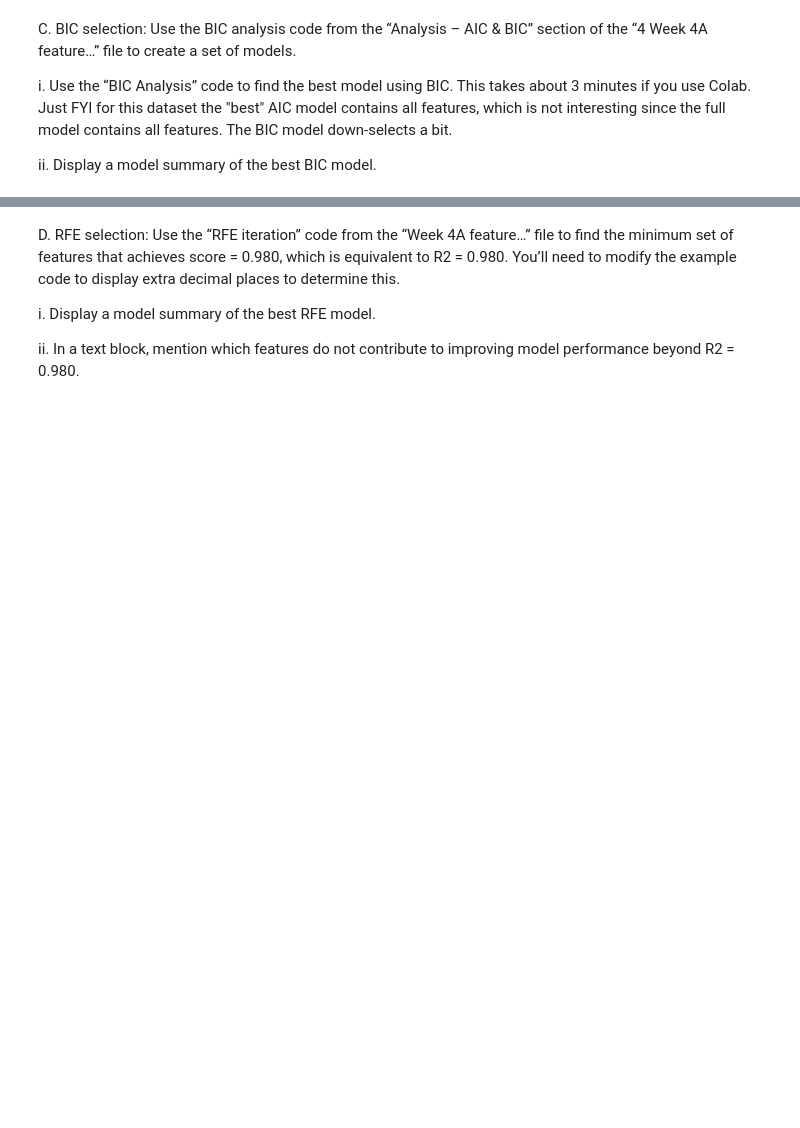
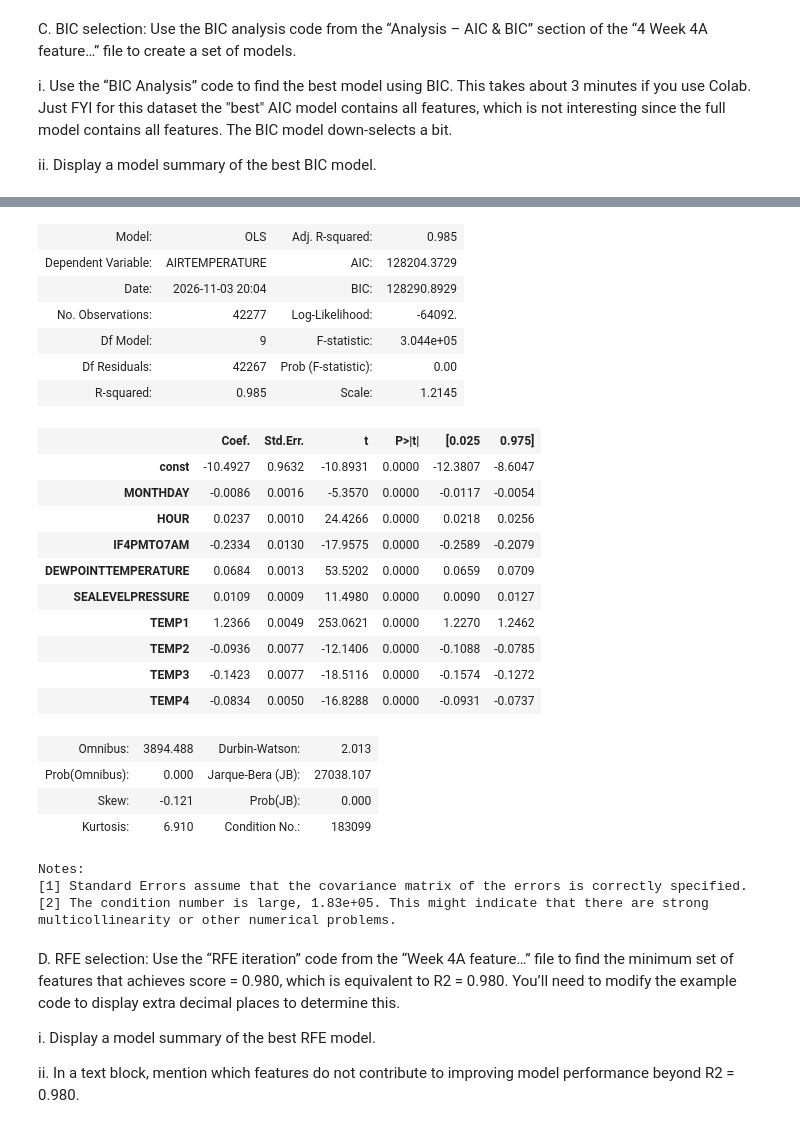
Before and after one commit to dmaguire1223/DASC522, a Jupyter notebook: demos/Homework_3_template_v5.ipynb, the cells around one changed output, grey strips where cells are left out. Cells and saved outputs as stored; diff of their text form; code cells hidden in the pictures; blank space fills up the shorter version.

```diff
--- a/demos/Homework_3_template_v5.ipynb
+++ b/demos/Homework_3_template_v5.ipynb
@@ -175,3 +280,14 @@ C.	BIC selection: Use the BIC analysis code from the “Analysis – AIC & BIC
 i.	Use the “BIC Analysis” code to find the best model using BIC. This takes about 3 minutes if you use Colab. Just FYI for this dataset the "best" AIC model contains all features, which is not interesting since the full model contains all features. The BIC model down-selects a bit.
 
 ii.	Display a model summary of the best BIC model.
+# %%
+from itertools import chain, combinations
+
+def powerset(iterable):
+    s=list(iterable)
+    return chain.from_iterable(combinations(s,r) for r in range(1, len(s)+1))
+
+mylist=list(powerset(list(df_new_X.columns)))
+mylist=[list(row) for row in mylist]
+
+print(mylist)
@@ -178,3 +333,32 @@ ii.	Display a model summary of the best BIC model.
+# %%
+df_best = sm.OLS(df_new_y, df_new_X[mylist[4016]]).fit()
+df_best.summary2()
+# %% [output]
+| Model: | OLS | Adj. R-squared: | 0.985 |
+| Dependent Variable: | AIRTEMPERATURE | AIC: | 128204.3729 |
+| Date: | 2026-11-03 20:04 | BIC: | 128290.8929 |
+| No. Observations: | 42277 | Log-Likelihood: | -64092. |
+| Df Model: | 9 | F-statistic: | 3.044e+05 |
+| Df Residuals: | 42267 | Prob (F-statistic): | 0.00 |
+| R-squared: | 0.985 | Scale: | 1.2145 |
+|  | Coef. | Std.Err. | t | P>|t| | [0.025 | 0.975] |
+| const | -10.4927 | 0.9632 | -10.8931 | 0.0000 | -12.3807 | -8.6047 |
+| MONTHDAY | -0.0086 | 0.0016 | -5.3570 | 0.0000 | -0.0117 | -0.0054 |
+| HOUR | 0.0237 | 0.0010 | 24.4266 | 0.0000 | 0.0218 | 0.0256 |
+| IF4PMTO7AM | -0.2334 | 0.0130 | -17.9575 | 0.0000 | -0.2589 | -0.2079 |
+| DEWPOINTTEMPERATURE | 0.0684 | 0.0013 | 53.5202 | 0.0000 | 0.0659 | 0.0709 |
+| SEALEVELPRESSURE | 0.0109 | 0.0009 | 11.4980 | 0.0000 | 0.0090 | 0.0127 |
+| TEMP1 | 1.2366 | 0.0049 | 253.0621 | 0.0000 | 1.2270 | 1.2462 |
+| TEMP2 | -0.0936 | 0.0077 | -12.1406 | 0.0000 | -0.1088 | -0.0785 |
+| TEMP3 | -0.1423 | 0.0077 | -18.5116 | 0.0000 | -0.1574 | -0.1272 |
+| TEMP4 | -0.0834 | 0.0050 | -16.8288 | 0.0000 | -0.0931 | -0.0737 |
+| Omnibus: | 3894.488 | Durbin-Watson: | 2.013 |
+| Prob(Omnibus): | 0.000 | Jarque-Bera (JB): | 27038.107 |
+| Skew: | -0.121 | Prob(JB): | 0.000 |
+| Kurtosis: | 6.910 | Condition No.: | 183099 |
+Notes:
+[1] Standard Errors assume that the covariance matrix of the errors is correctly specified.
+[2] The condition number is large, 1.83e+05. This might indicate that there are strong multicollinearity or other numerical problems.
 # %% [markdown]
 D.	RFE selection: Use the “RFE iteration” code from the “Week 4A feature…” file to find the minimum set of features that achieves score = 0.980, which is equivalent to R2 = 0.980. You’ll need to modify the example code to display extra decimal places to determine this.
 
```
Also changed, not shown: parts of 13 cells of this notebook.
